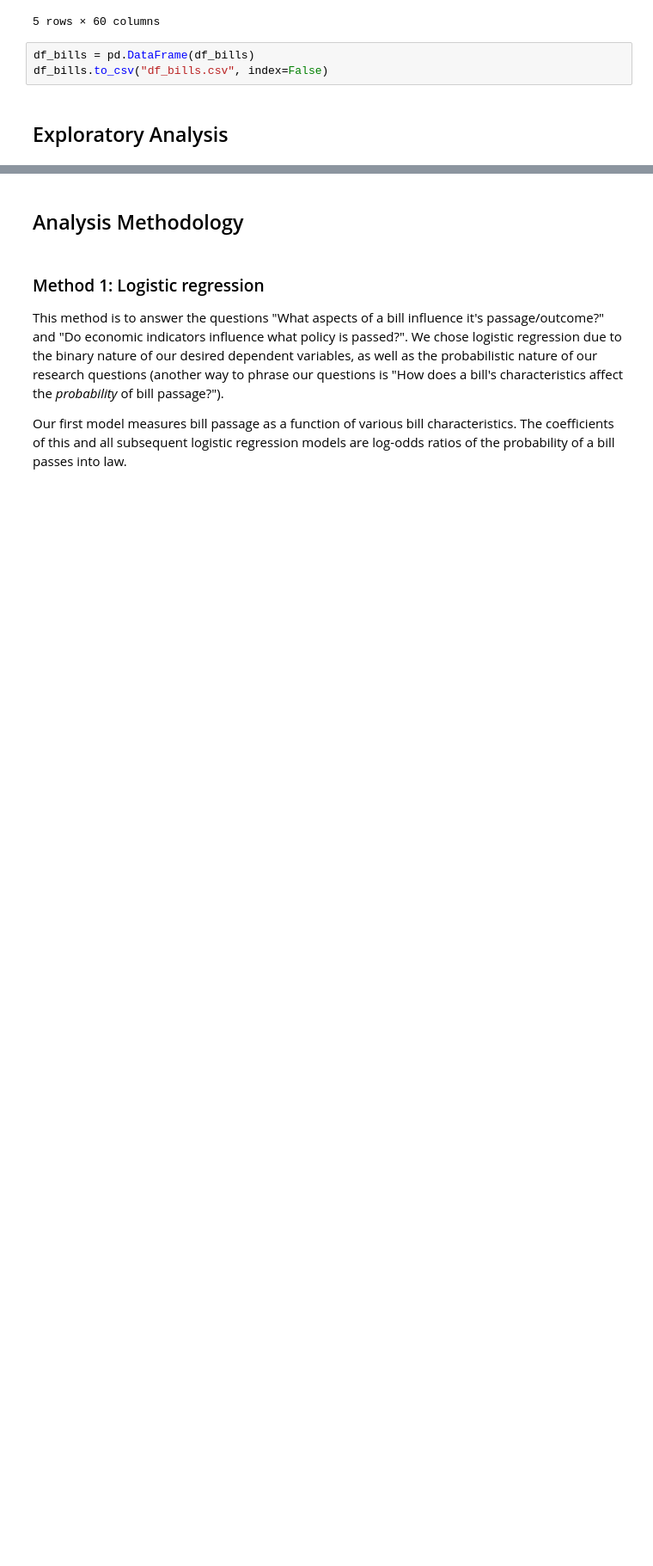
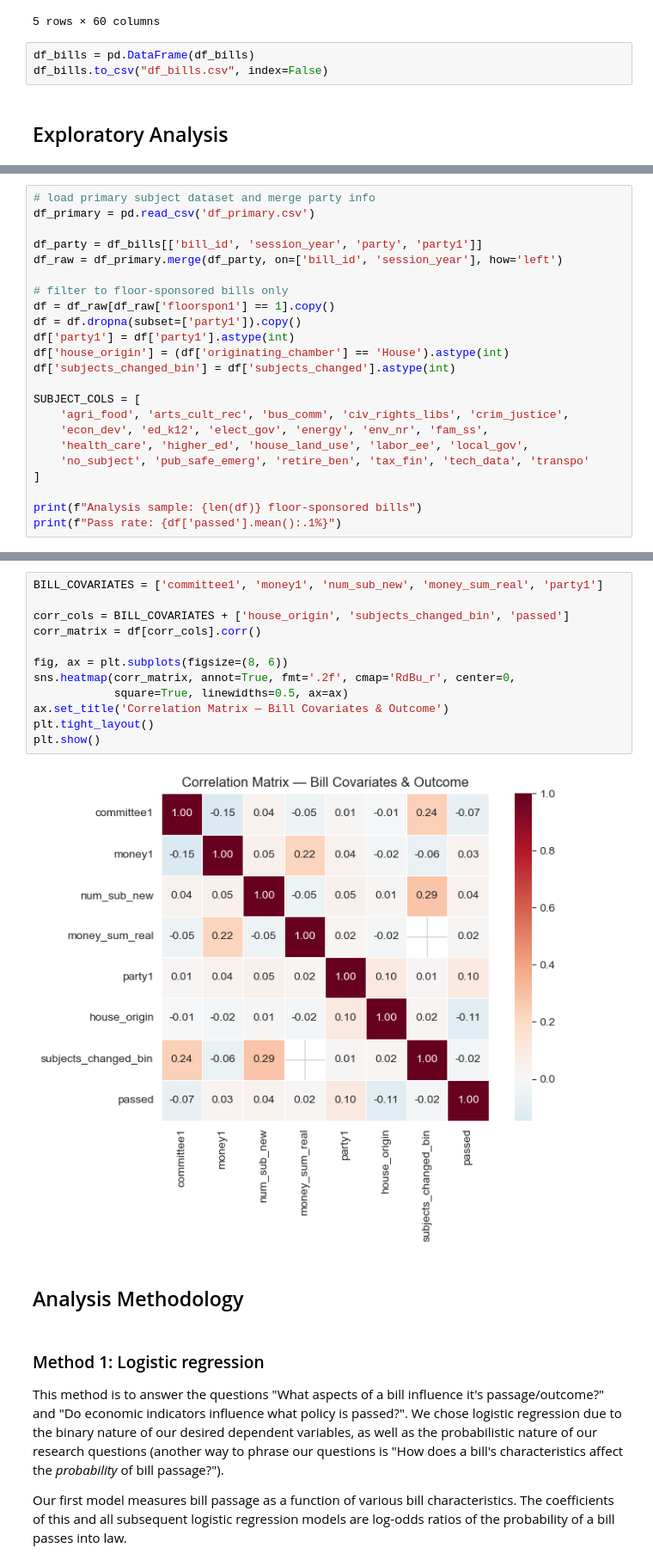
Before and after one commit to gabriellag25/datascience-project, a Jupyter notebook: final-project.ipynb, the cells around one changed output, grey strips where cells are left out. Shown at 86% size. Cells and saved outputs as stored; diff of their text form; blank space fills up the shorter version.

```diff
--- a/final-project.ipynb
+++ b/final-project.ipynb
@@ -1172,0 +1180,23 @@ Once cleaned and transformed, we ran summary statistics of each variable to note
+# %%
+# load primary subject dataset and merge party info
+df_primary = pd.read_csv('df_primary.csv')
+
+df_party = df_bills[['bill_id', 'session_year', 'party', 'party1']]
+df_raw = df_primary.merge(df_party, on=['bill_id', 'session_year'], how='left')
+
+# filter to floor-sponsored bills only
+df = df_raw[df_raw['floorspon1'] == 1].copy()
+df = df.dropna(subset=['party1']).copy()
+df['party1'] = df['party1'].astype(int)
+df['house_origin'] = (df['originating_chamber'] == 'House').astype(int)
+df['subjects_changed_bin'] = df['subjects_changed'].astype(int)
+
+SUBJECT_COLS = [
+    'agri_food', 'arts_cult_rec', 'bus_comm', 'civ_rights_libs', 'crim_justice',
+    'econ_dev', 'ed_k12', 'elect_gov', 'energy', 'env_nr', 'fam_ss',
+    'health_care', 'higher_ed', 'house_land_use', 'labor_ee', 'local_gov',
+    'no_subject', 'pub_safe_emerg', 'retire_ben', 'tax_fin', 'tech_data', 'transpo'
+]
+
+print(f"Analysis sample: {len(df)} floor-sponsored bills")
+print(f"Pass rate: {df['passed'].mean():.1%}")
@@ -1173,3 +1308,17 @@ Once cleaned and transformed, we ran summary statistics of each variable to note
+# %%
+BILL_COVARIATES = ['committee1', 'money1', 'num_sub_new', 'money_sum_real', 'party1']
+
+corr_cols = BILL_COVARIATES + ['house_origin', 'subjects_changed_bin', 'passed']
+corr_matrix = df[corr_cols].corr()
+
+fig, ax = plt.subplots(figsize=(8, 6))
+sns.heatmap(corr_matrix, annot=True, fmt='.2f', cmap='RdBu_r', center=0,
+            square=True, linewidths=0.5, ax=ax)
+ax.set_title('Correlation Matrix — Bill Covariates & Outcome')
+plt.tight_layout()
+plt.show()
+# %% [output]
+[figure, added]
 # %% [markdown]
 ## Analysis Methodology
 # %% [markdown]
```
Also changed, not shown: parts of 12 cells of this notebook.
